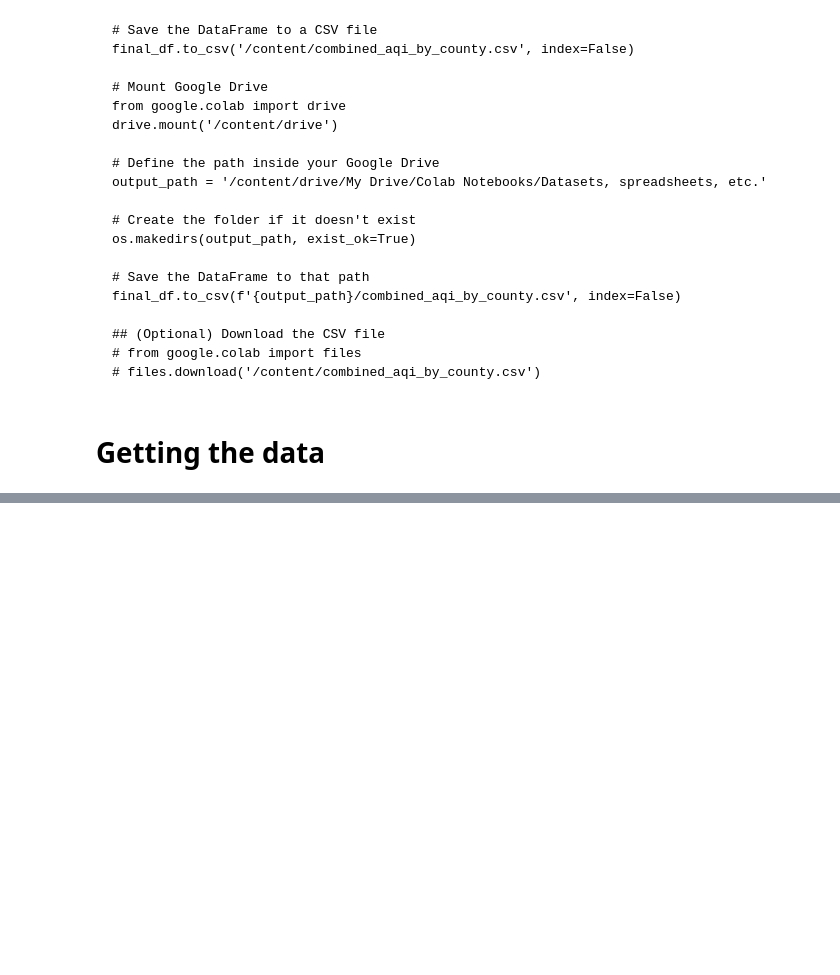
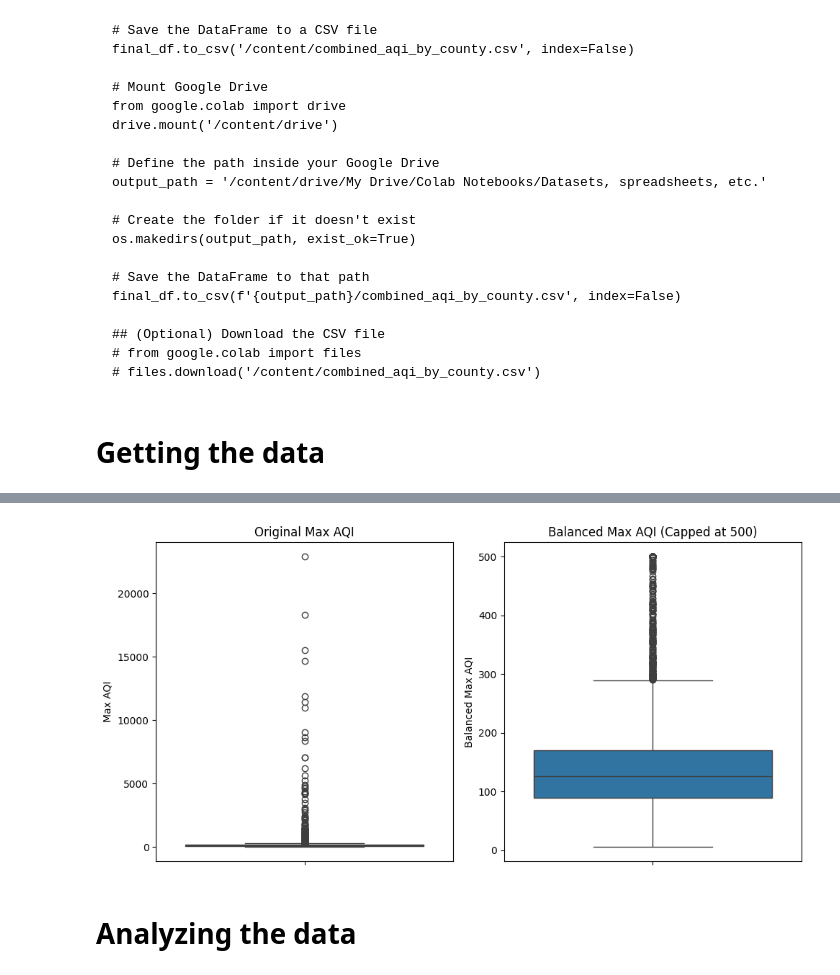
Before and after one commit to ivanrff/AQI-by-EPA, a Jupyter notebook: US_EPA_AQI.ipynb, the cells around one changed output, grey strips where cells are left out. Cells and saved outputs as stored; diff of their text form; code cells hidden in the pictures; blank space fills up the shorter version.

```diff
--- a/US_EPA_AQI.ipynb
+++ b/US_EPA_AQI.ipynb
@@ -190,0 +168,16 @@ Passing `palette` without assigning `hue` is deprecated and will be removed in v
+# %%
+# Let's replace those high values, probably errors with the max accepted value of 500
+aqi_df['Balanced Max AQI'] = aqi_df['Max AQI'].apply(lambda x: 500 if x > 500 else x)
+
+# Let's reevaluate the boxplot
+fig_maxaqi, axes_maxaqi = plt.subplots(1, 2, figsize=(10, 5))
+sns.boxplot(y=aqi_df['Max AQI'], ax=axes_maxaqi[0])
+axes_maxaqi[0].set_title("Original Max AQI")
+sns.boxplot(y=aqi_df['Balanced Max AQI'], ax=axes_maxaqi[1])
+axes_maxaqi[1].set_title("Balanced Max AQI (Capped at 500)")
+plt.tight_layout()
+plt.show()
+# %% [output]
+[figure, added]
+# %% [markdown]
+# Analyzing the data
```
Also changed, not shown: parts of 35 cells of this notebook.
